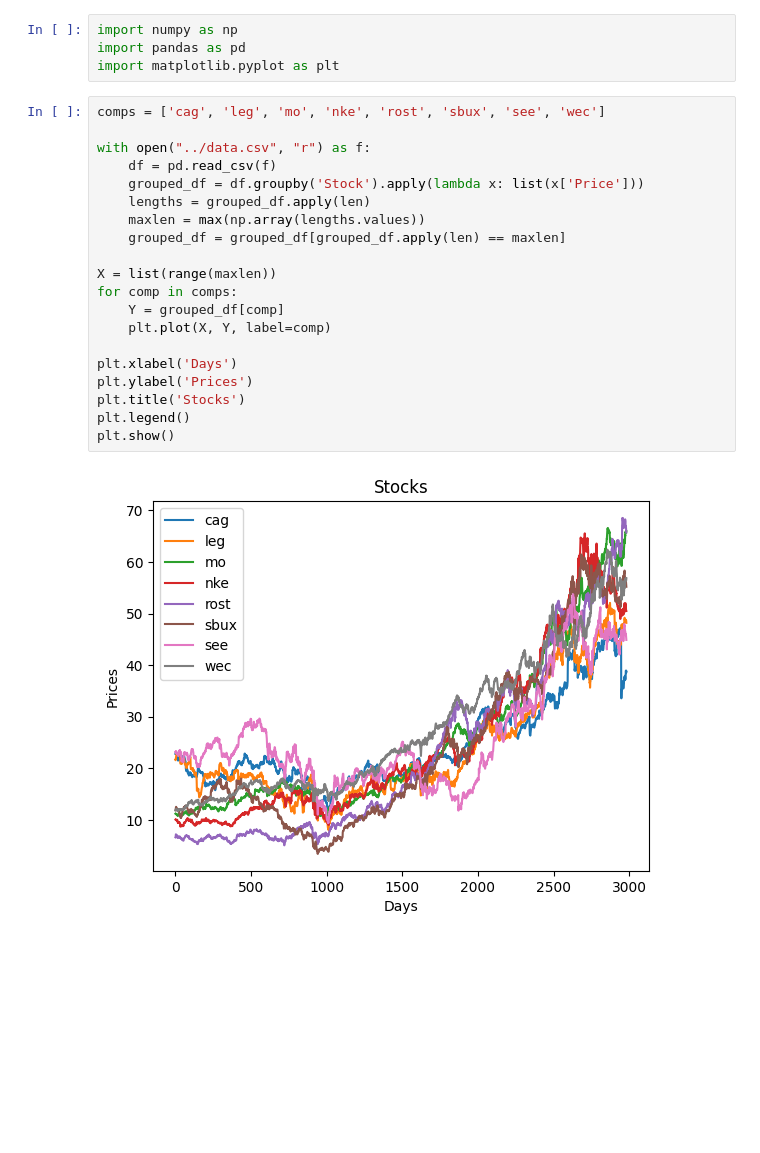
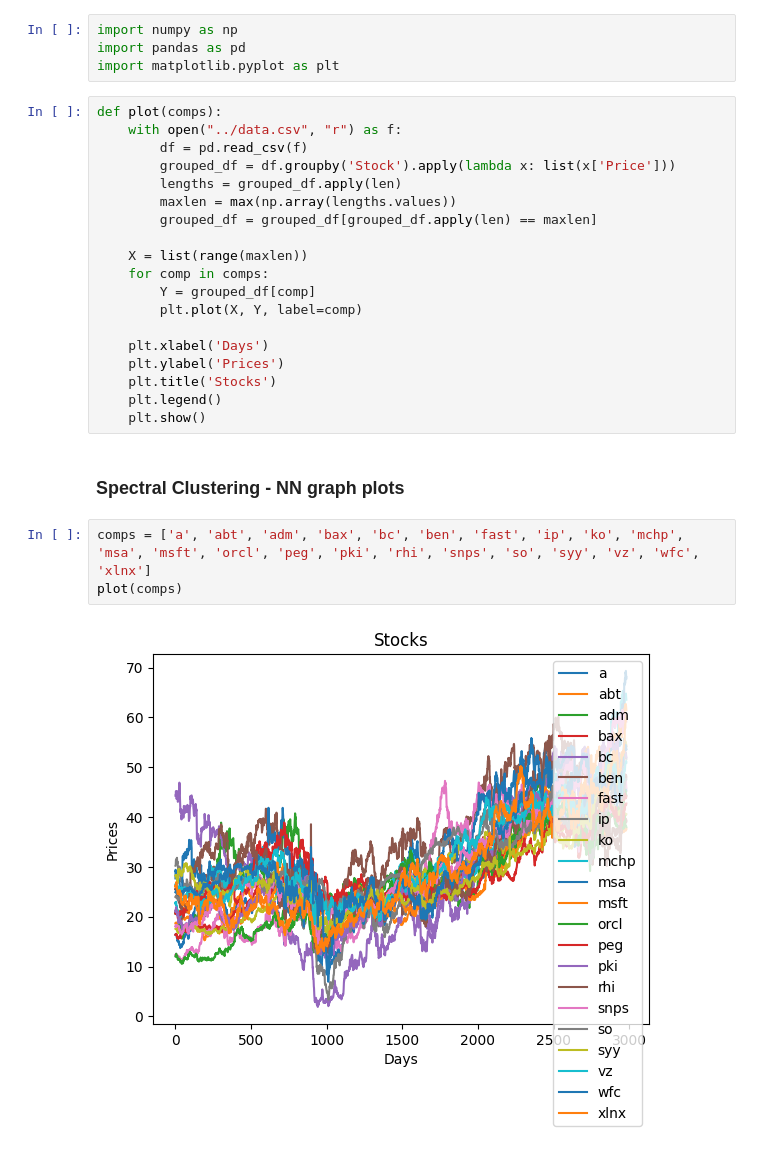
Before and after one commit to carlaMorral/Project-Stock-Market, a Jupyter notebook: clustering/plot_series.ipynb, the cells around one changed output. Cells and saved outputs as stored; diff of their text form; blank space fills up the shorter version.

```diff
--- a/clustering/plot_series.ipynb
+++ b/clustering/plot_series.ipynb
@@ -3,24 +3,28 @@ import numpy as np
 import pandas as pd
 import matplotlib.pyplot as plt
 # %%
-comps = ['cag', 'leg', 'mo', 'nke', 'rost', 'sbux', 'see', 'wec']
+def plot(comps):
+    with open("../data.csv", "r") as f:
+        df = pd.read_csv(f)
+        grouped_df = df.groupby('Stock').apply(lambda x: list(x['Price']))
+        lengths = grouped_df.apply(len)
+        maxlen = max(np.array(lengths.values))
+        grouped_df = grouped_df[grouped_df.apply(len) == maxlen]
 
-with open("../data.csv", "r") as f:
-    df = pd.read_csv(f)
-    grouped_df = df.groupby('Stock').apply(lambda x: list(x['Price']))
-    lengths = grouped_df.apply(len)
-    maxlen = max(np.array(lengths.values))
-    grouped_df = grouped_df[grouped_df.apply(len) == maxlen]
+    X = list(range(maxlen))
+    for comp in comps:
+        Y = grouped_df[comp]
+        plt.plot(X, Y, label=comp)
 
-X = list(range(maxlen))
-for comp in comps:
-    Y = grouped_df[comp]
-    plt.plot(X, Y, label=comp)
-
-plt.xlabel('Days')
-plt.ylabel('Prices')
-plt.title('Stocks')
-plt.legend()
-plt.show()
+    plt.xlabel('Days')
+    plt.ylabel('Prices')
+    plt.title('Stocks')
+    plt.legend()
+    plt.show()
-# %% [output]
-[figure, removed]
+# %% [markdown]
+### Spectral Clustering - NN graph plots
+# %%
+comps = ['a', 'abt', 'adm', 'bax', 'bc', 'ben', 'fast', 'ip', 'ko', 'mchp', 'msa', 'msft', 'orcl', 'peg', 'pki', 'rhi', 'snps', 'so', 'syy', 'vz', 'wfc', 'xlnx']
+plot(comps)
+# %% [output]
+[figure, added]
```
Also changed, not shown: parts of 6 cells of this notebook, 2 other files.
